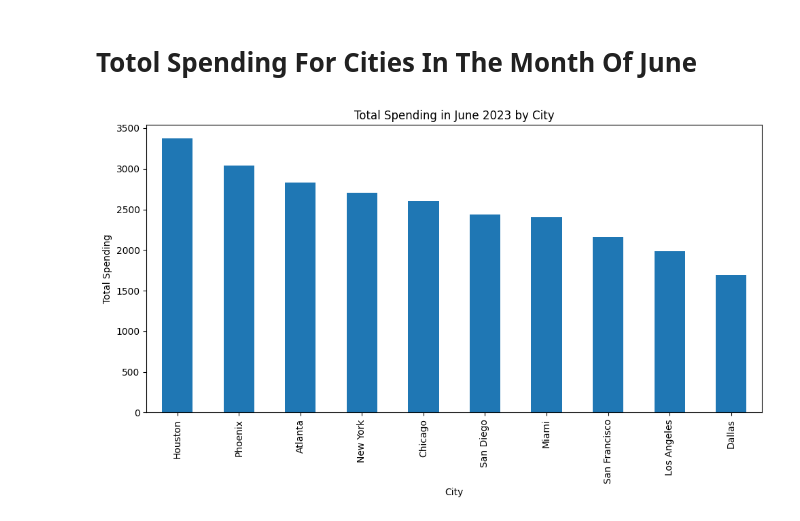
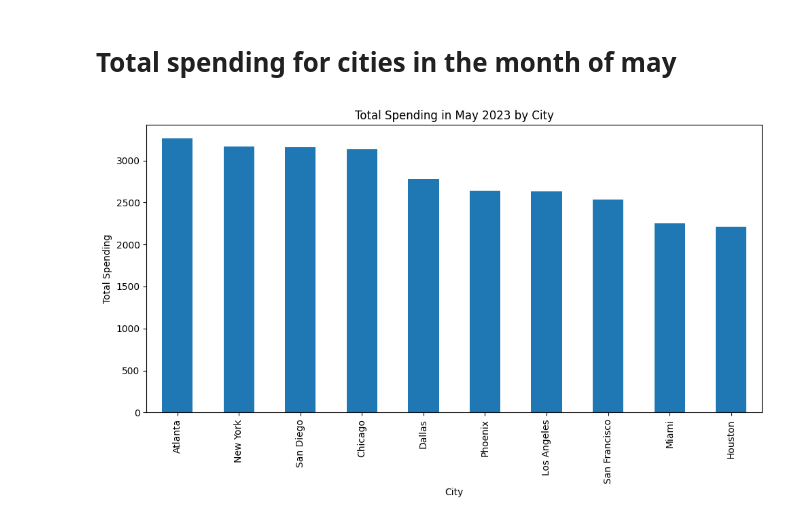
Before and after one commit to KyleJamesD/Basic_Data_Analysis, a Jupyter notebook: data_analysis_practice.ipynb, the cells around one changed output. Cells and saved outputs as stored; diff of their text form; code cells hidden in the pictures.

```diff
--- a/data_analysis_practice.ipynb
+++ b/data_analysis_practice.ipynb
@@ -12,7 +12,7 @@ dtype_specifications = {
     'Price': float,
     'City': str
 }
-data = pd.read_csv("data.csv",dtype=dtype_specifications)
+data = pd.read_csv("sales_data.csv",dtype=dtype_specifications)
 
 data.describe()
 # %% [output]
@@ -92,28 +92,28 @@ plt.show()
-# %% [markdown]
-# Totol Spending For Cities In The Month Of June
+# %% [markdown]
+# Total spending for cities in the month of may
 # %%
 import matplotlib.pyplot as plt
 
 # Ensure OrderDate is in datetime format
 data['OrderDate'] = pd.to_datetime(data['OrderDate'])
 # create a copy of the data to prevent orignal Data from being possibly manipulated.
-filtered_data = data[data['OrderDate'].dt.month == 6].copy()
+filtered_data = data[data['OrderDate'].dt.month == 5].copy()
 # Calculate total spending per city,
 filtered_data['TotalSpending'] = filtered_data['Price'] * filtered_data['Quantity']
 spending_per_city = filtered_data.groupby('City')['TotalSpending'].sum().sort_values(ascending=False)
 
 # Define the size of the Bar Graph
 plt.figure(figsize=(10, 6))
 # Plot the total spending per city as a bar chart
 spending_per_city.plot(kind='bar')
 # Title for the Bar chart
-plt.title('Total Spending in June 2023 by City')
+plt.title('Total Spending in May 2023 by City')
 #Set label for X and Y axis
 plt.xlabel('City')
 plt.ylabel('Total Spending')
 #Adjust spacing of the bars to ensure they fit in the Spacing defined
 plt.tight_layout()
 
 plt.show()
 # %% [output]
-[figure, old version]
+[figure, new version]
```
Also changed, not shown: parts of 18 cells of this notebook, 4 other files.
